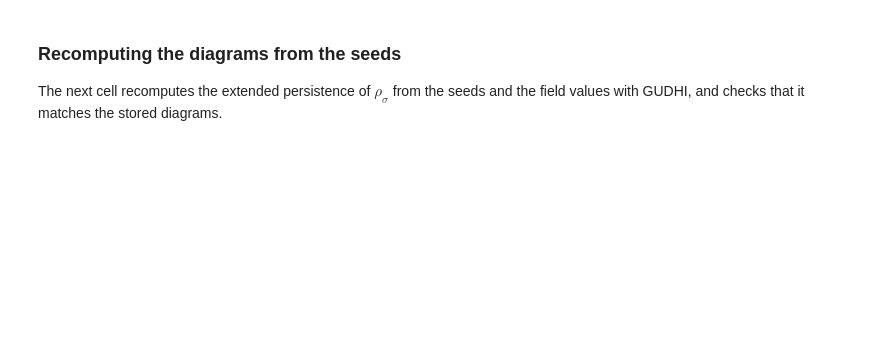
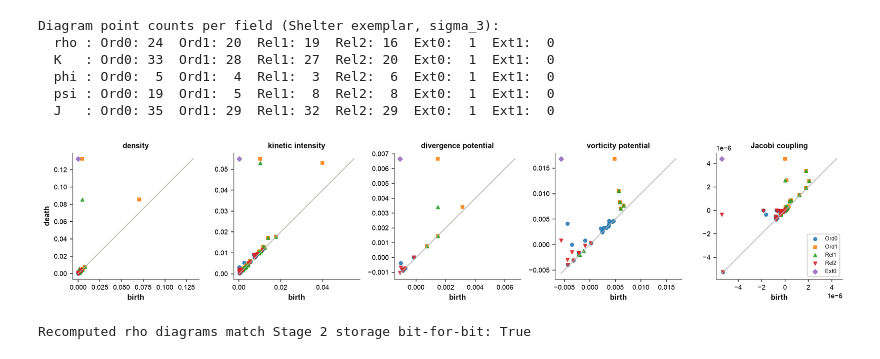
Before and after one commit to Vertu5/paper_topological_kinematics, a Jupyter notebook: notebooks/02_scales_domain_persistence.ipynb, the cells around one changed output. Saved outputs shown, nothing was run; the diff lists cells and outputs as text; code cells hidden in the pictures; blank space fills up the shorter version.

```diff
--- a/notebooks/02_scales_domain_persistence.ipynb
+++ b/notebooks/02_scales_domain_persistence.ipynb
@@ -80,20 +133,38 @@ maximum, and Ext$_1$ records the holes of the domain.
 # %%
-st2 = load(RES / "stage2_alpha_dgms" / f"traj{int(idx[e]):04d}_s{si}.pkl")["dgms"]
+from gaussian_splatting.alpha import AlphaSimplexTree
+from gaussian_splatting.persistence import PersistenceComputer
+
+st2 = load(RES / "stage2_alpha_dgms" / f"traj{int(d['idx'][e]):04d}_s{si}.pkl")["dgms"]
 names = ["Ord0", "Ord1", "Rel1", "Rel2", "Ext0", "Ext1"]
+
+print("Diagram point counts per field (Shelter exemplar, sigma_3):")
 for f in L.FIELDS:
-    print(f"{f:4s}", "  ".join(f"{n}:{len(x):3d}" for n, x in zip(names, st2[f])))
-fig, axes = plt.subplots(1, 5, figsize=(14, 3))
+    print(f"  {f:4s}: " + "  ".join(f"{n}:{len(x):3d}" for n, x in zip(names, st2[f])))
+
+fig, axes = plt.subplots(1, 5, figsize=(14.5, 3.1))
 for ax, f in zip(axes, L.FIELDS):
     allv = np.concatenate([np.asarray(x).ravel() for x in st2[f] if len(x)])
     lo, hi = allv.min(), allv.max()
-    ax.plot([lo, hi], [lo, hi], color=L.GRID)
+    ax.plot([lo, hi], [lo, hi], color="#b5b4ae", lw=1.0)
     for k, x in enumerate(st2[f]):
         x = np.asarray(x)
-        if len(x): ax.scatter(x[:, 0], x[:, 1], s=12, marker=M.DGM_MARK[k], label=names[k])
-    ax.set_title(f); ax.set_xlabel("birth")
-axes[0].set_ylabel("death"); axes[-1].legend(fontsize=7); plt.show()
+        if len(x):
+            ax.scatter(x[:, 0], x[:, 1], s=18, marker=M.DGM_MARK[k], alpha=0.85, label=names[k])
+    ax.set_title(L.FNAME[f], fontsize=9.5, fontweight="bold")
+    ax.set_xlabel("birth")
+axes[0].set_ylabel("death"); axes[-1].legend(fontsize=7.2, loc="lower right", framealpha=0.92)
+plt.tight_layout(); plt.show()
+
+pc = PersistenceComputer(AlphaSimplexTree(seeds, alpha_sq_max=(3 * sig) ** 2))
+dg = pc.compute_field(np.asarray(st1["fields"]["rho"]))
+exact_ok = all(np.allclose(np.sort(a, 0), np.sort(np.asarray(b), 0)) for a, b in zip(dg, st2["rho"]))
+print("Recomputed rho diagrams match Stage 2 storage bit-for-bit:", exact_ok)
+# %% [output]
+Diagram point counts per field (Shelter exemplar, sigma_3):
+  rho : Ord0: 24  Ord1: 20  Rel1: 19  Rel2: 16  Ext0:  1  Ext1:  0
+  K   : Ord0: 33  Ord1: 28  Rel1: 27  Rel2: 20  Ext0:  1  Ext1:  0
+  phi : Ord0:  5  Ord1:  4  Rel1:  3  Rel2:  6  Ext0:  1  Ext1:  0
+  psi : Ord0: 19  Ord1:  5  Rel1:  8  Rel2:  8  Ext0:  1  Ext1:  0
+  J   : Ord0: 35  Ord1: 29  Rel1: 32  Rel2: 29  Ext0:  1  Ext1:  0
+[figure, added]
+Recomputed rho diagrams match Stage 2 storage bit-for-bit: True
-# %% [markdown]
-### Recomputing the diagrams from the seeds
-
-The next cell recomputes the extended persistence of $\rho_\sigma$ from the seeds and the field values with GUDHI, and
-checks that it matches the stored diagrams.
```
Also changed, not shown: parts of 13 cells of this notebook, 13 other files.
